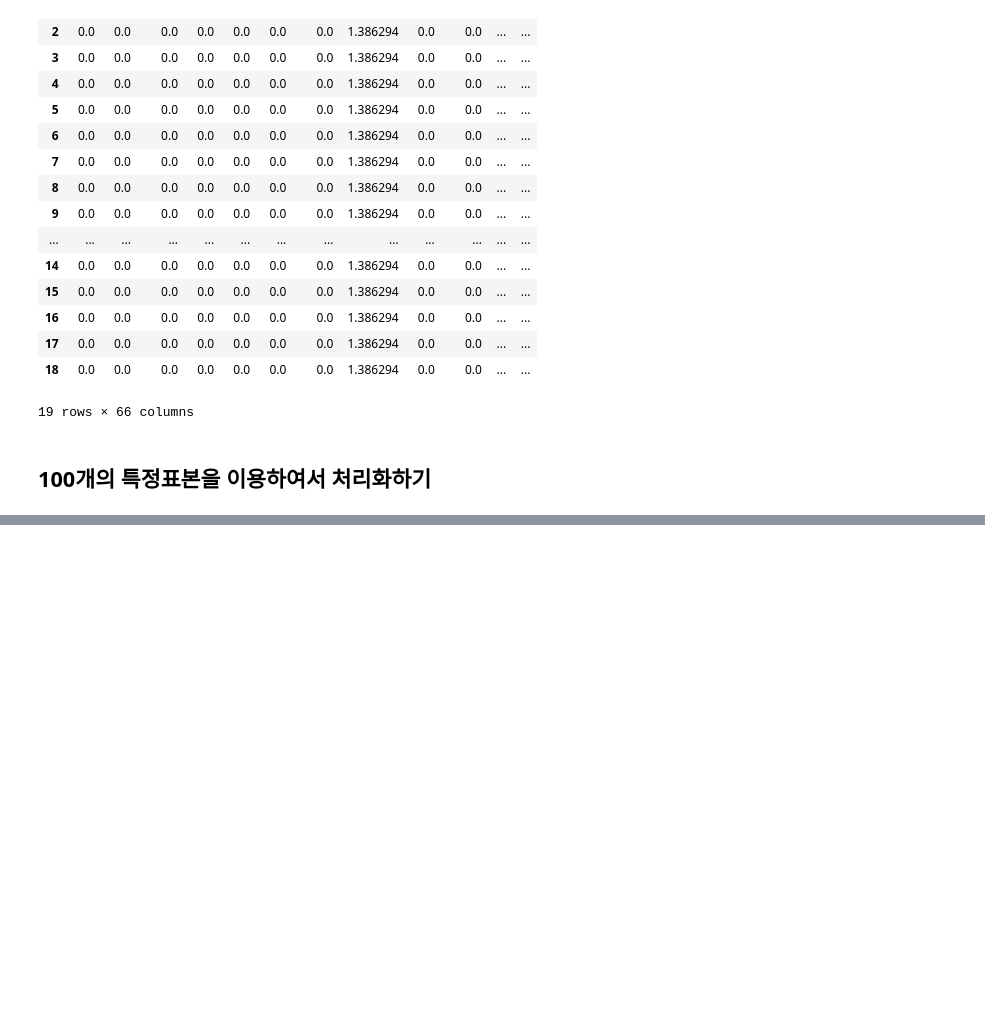
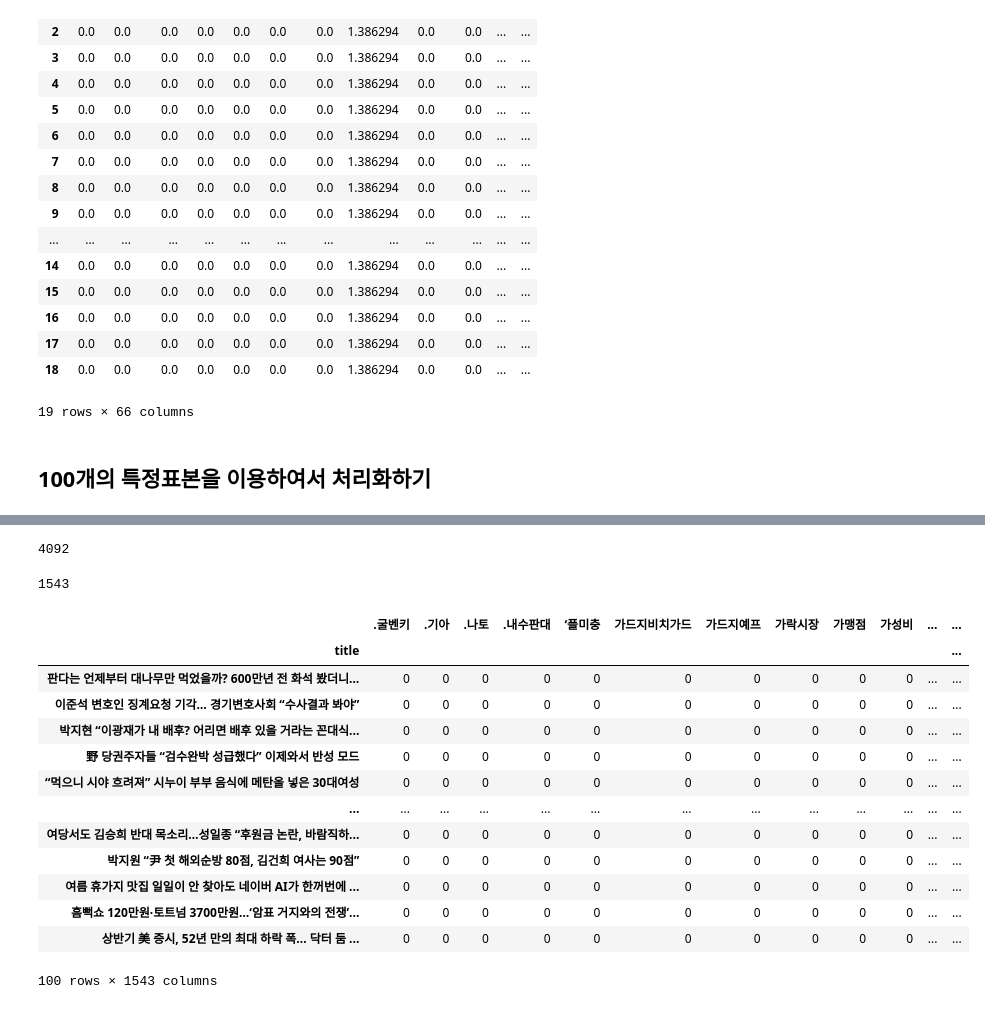
Before and after one commit to soldierzeus/bigdata_thunder, a Jupyter notebook: bigdata2/practice_bigdata_project.ipynb, the cells around one changed output, grey strips where cells are left out. Drawn from its saved outputs; the diff is of its cells as text; code cells hidden in the pictures; blank space fills up the shorter version.

```diff
--- a/bigdata2/practice_bigdata_project.ipynb
+++ b/bigdata2/practice_bigdata_project.ipynb
@@ -532,17 +532,17 @@ for chosun_title in chosun_eilbo_database.head(100)["title"]:
     kospacing_title_list = []
     list1 = str(chosun_title).split('.')
     for i in list1:
-        i_list1 = i.split(',')
-        for i_2 in i_list1:
-            kospacing_title_list.append(i_2.strip())
-    title_noun = []
+        i_1= ''
+        i_1+=i
+        for i_2 in i_1.split(','):
+            title = ''
+            title+= i_2
+        kospacing_title_list.append(title)
     for title in kospacing_title_list:
         for noun in extract_noun_from_kiwi_analyzed(title):
-            if len(noun) < 2:
+            if len(noun) < 3:
                 continue
             else:
-                title_noun.append(noun)
-    title_noun = list(set(title_noun))
-    whole_title_noun.append(title_noun)
+                whole_title_noun.append(noun)
 print(whole_title_noun)
 # %% [output]
@@ -603,17 +603,14 @@ whole_content_noun = []
 count = 1
 for content in whole_content_sentence_list:
     if type(content) == float:
-        whole_content_noun.append([])
         continue
     else:
         noun_list = extract_noun_from_kiwi_analyzed(spacing(content))
-        new_noun_list = []
         for noun in noun_list:
             if len(noun) < 3:
                 continue
             else:
-                new_noun_list.append(noun)
-        whole_content_noun.append(new_noun_list)
+                whole_content_noun.append(noun)
 
 print(whole_content_noun)
 # %% [output]
@@ -664,0 +634,45 @@ for newspaper_title in chosun_eilbo_database["title"]:
+# %%
+len(whole_content_noun)
+# %% [output]
+4092
+# %%
+title_content_vocab = list(set(whole_title_noun + whole_content_noun))
+title_content_vocab.sort()
+len(title_content_vocab)
+# %% [output]
+1543
+# %%
+result = []
+
+# 각 문서에 대해서 아래 연산을 반복
+for i in range(len(chosun_eilbo_database.head(100)["title"])):
+  result.append([])
+  try:
+    d = chosun_eilbo_database.head(100)["title"][i]
+  except KeyError:
+    for j in range(len(title_content_vocab)):
+      result[-1].append(0)
+  else:
+    d2 = chosun_eilbo_database.head(100)["title"][i]
+    for j in range(len(title_content_vocab)):
+      t = title_content_vocab[j]
+      result[-1].append(tf(t, d2))
+
+# len(result)
+title_tf_ = pd.DataFrame(result, columns=title_content_vocab, index=chosun_eilbo_database.head(100)["title"])
+title_tf_
+# %% [output]
+|  | .굴벤키 | .기아 | .나토 | .내수판대 | ‘플미충 | 가드지비치가드 | 가드지예프 | 가락시장 | 가맹점 | 가성비 | ... | ... |
+| title |  |  |  |  |  |  |  |  |  |  |  | ... |
+| 판다는 언제부터 대나무만 먹었을까? 600만년 전 화석 봤더니… | 0 | 0 | 0 | 0 | 0 | 0 | 0 | 0 | 0 | 0 | ... | ... |
+| 이준석 변호인 징계요청 기각… 경기변호사회 “수사결과 봐야” | 0 | 0 | 0 | 0 | 0 | 0 | 0 | 0 | 0 | 0 | ... | ... |
+| 박지현 “이광재가 내 배후? 어리면 배후 있을 거라는 꼰대식... | 0 | 0 | 0 | 0 | 0 | 0 | 0 | 0 | 0 | 0 | ... | ... |
+| 野 당권주자들 “검수완박 성급했다” 이제와서 반성 모드 | 0 | 0 | 0 | 0 | 0 | 0 | 0 | 0 | 0 | 0 | ... | ... |
+| “먹으니 시야 흐려져” 시누이 부부 음식에 메탄올 넣은 30대여성 | 0 | 0 | 0 | 0 | 0 | 0 | 0 | 0 | 0 | 0 | ... | ... |
+| ... | ... | ... | ... | ... | ... | ... | ... | ... | ... | ... | ... | ... |
+| 여당서도 김승희 반대 목소리…성일종 “후원금 논란, 바람직하... | 0 | 0 | 0 | 0 | 0 | 0 | 0 | 0 | 0 | 0 | ... | ... |
+| 박지원 “尹 첫 해외순방 80점, 김건희 여사는 90점” | 0 | 0 | 0 | 0 | 0 | 0 | 0 | 0 | 0 | 0 | ... | ... |
+| 여름 휴가지 맛집 일일이 안 찾아도 네이버 AI가 한꺼번에 ... | 0 | 0 | 0 | 0 | 0 | 0 | 0 | 0 | 0 | 0 | ... | ... |
+| 흠뻑쇼 120만원·토트넘 3700만원…‘암표 거지와의 전쟁’... | 0 | 0 | 0 | 0 | 0 | 0 | 0 | 0 | 0 | 0 | ... | ... |
+| 상반기 美 증시, 52년 만의 최대 하락 폭... 닥터 둠 ... | 0 | 0 | 0 | 0 | 0 | 0 | 0 | 0 | 0 | 0 | ... | ... |
+100 rows × 1543 columns
```
Also changed, not shown: parts of 25 cells of this notebook.
